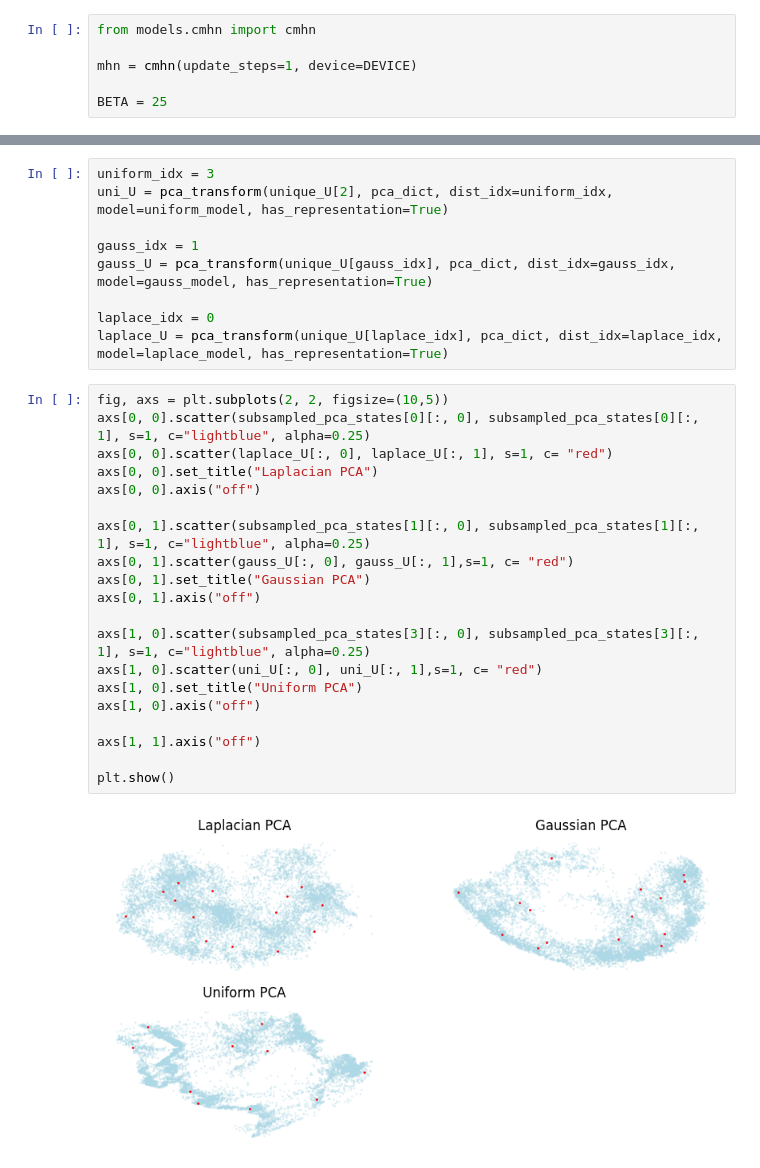
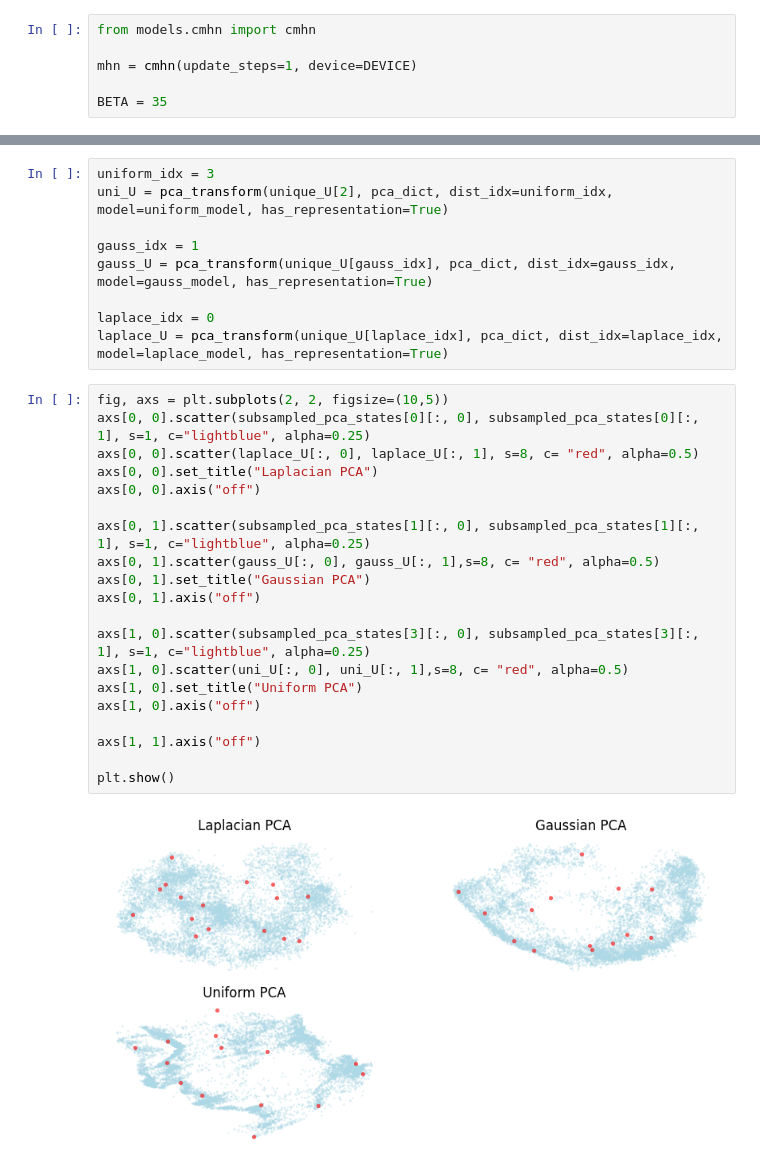
Before and after one commit to Ray-Shu/contrastive-abstraction-rl, a Jupyter notebook: visualizations/visuals.ipynb, the cells around one changed output, grey strips where cells are left out. Saved outputs shown, nothing was run; the diff lists cells and outputs as text.

Commit message:
beta model finished maybe

```diff
--- a/visualizations/visuals.ipynb
+++ b/visualizations/visuals.ipynb
@@ -250,7 +250,7 @@ from models.cmhn import cmhn
 
 mhn = cmhn(update_steps=1, device=DEVICE)
 
-BETA = 25
+BETA = 35
 # %%
 subsampled_states = states[idx]
 models = [laplace_model, gauss_model, uniform_model] # add expo model later
@@ -284,22 +284,22 @@ laplace_U = pca_transform(unique_U[laplace_idx], pca_dict, dist_idx=laplace_idx,
 # %%
 fig, axs = plt.subplots(2, 2, figsize=(10,5))
 axs[0, 0].scatter(subsampled_pca_states[0][:, 0], subsampled_pca_states[0][:, 1], s=1, c="lightblue", alpha=0.25)
-axs[0, 0].scatter(laplace_U[:, 0], laplace_U[:, 1], s=1, c= "red")
+axs[0, 0].scatter(laplace_U[:, 0], laplace_U[:, 1], s=8, c= "red", alpha=0.5)
 axs[0, 0].set_title("Laplacian PCA")
 axs[0, 0].axis("off")
 
 axs[0, 1].scatter(subsampled_pca_states[1][:, 0], subsampled_pca_states[1][:, 1], s=1, c="lightblue", alpha=0.25)
-axs[0, 1].scatter(gauss_U[:, 0], gauss_U[:, 1],s=1, c= "red")
+axs[0, 1].scatter(gauss_U[:, 0], gauss_U[:, 1],s=8, c= "red", alpha=0.5)
 axs[0, 1].set_title("Gaussian PCA")
 axs[0, 1].axis("off")
 
 axs[1, 0].scatter(subsampled_pca_states[3][:, 0], subsampled_pca_states[3][:, 1], s=1, c="lightblue", alpha=0.25)
-axs[1, 0].scatter(uni_U[:, 0], uni_U[:, 1],s=1, c= "red")
+axs[1, 0].scatter(uni_U[:, 0], uni_U[:, 1],s=8, c= "red", alpha=0.5)
 axs[1, 0].set_title("Uniform PCA")
 axs[1, 0].axis("off")
 
 axs[1, 1].axis("off")
 
 plt.show()
 # %% [output]
-[figure, old version]
+[figure, new version]
```
Also changed, not shown: parts of 2 cells of this notebook, 2 other files.
